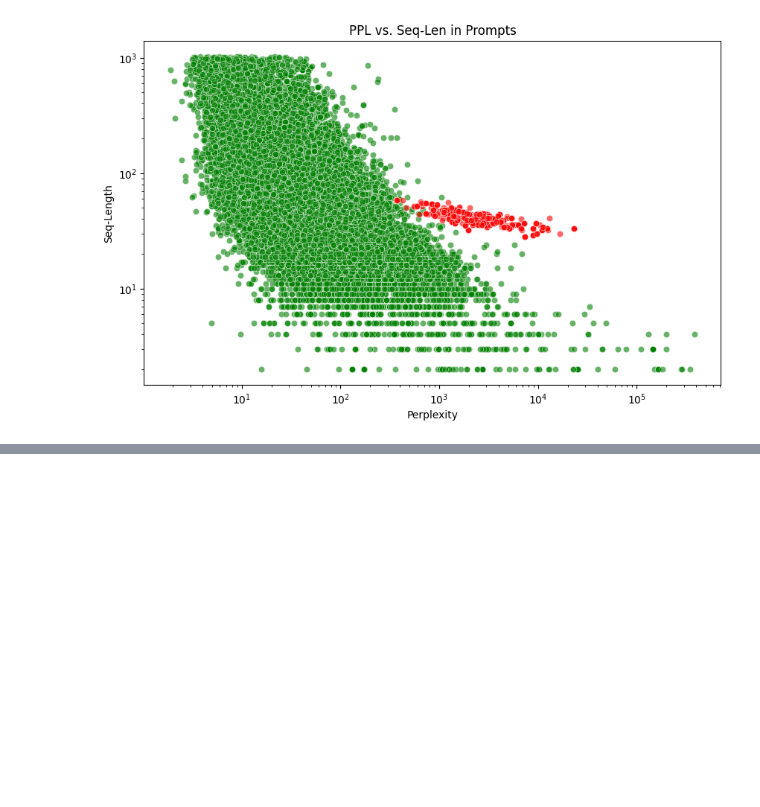
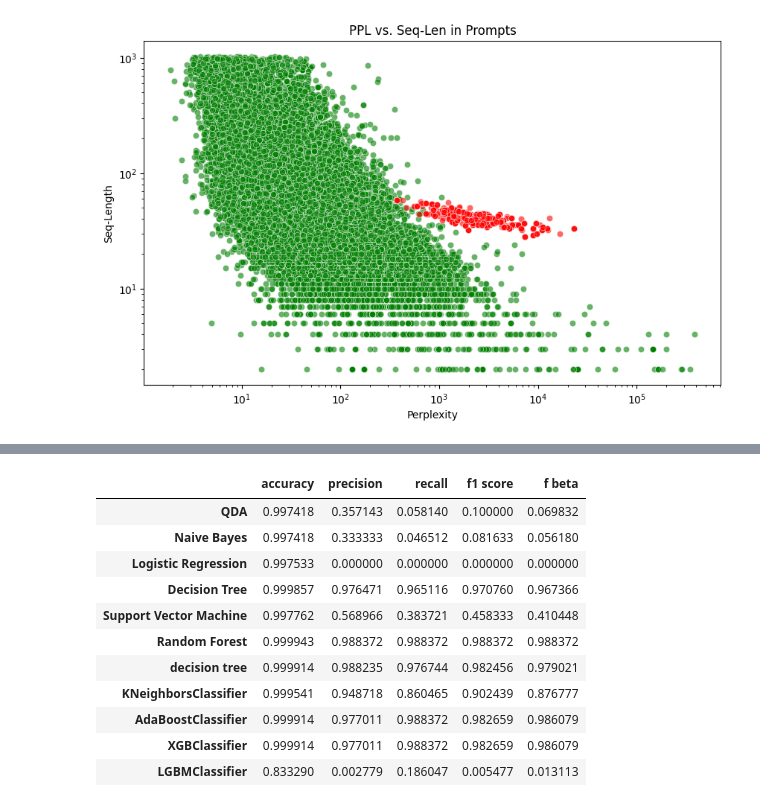
Before and after one commit to ariel-zilber/prompt-security, a Jupyter notebook: notebooks/detecting_language_model_attack_with_perplexity.ipynb, the cells around one changed output, grey strips where cells are left out. Drawn from its saved outputs; the diff is of its cells as text; code cells hidden in the pictures; blank space fills up the shorter version.

```diff
--- a/notebooks/detecting_language_model_attack_with_perplexity.ipynb
+++ b/notebooks/detecting_language_model_attack_with_perplexity.ipynb
@@ -322,0 +262,43 @@ print("Beta:", f_beta)
+# %%
+estimators = [
+    ("QDA", QuadraticDiscriminantAnalysis()),
+    ("Naive Bayes", GaussianNB()),
+    ("Logistic Regression", LogisticRegression()),
+    ("Decision Tree",DecisionTreeClassifier()),
+    ("Support Vector Machine", svm.SVC()),
+    ("Random Forest", RandomForestClassifier()),
+    ("decision tree",DecisionTreeClassifier(random_state=42)),
+    ("KNeighborsClassifier",KNeighborsClassifier(2)),
+    ("AdaBoostClassifier",AdaBoostClassifier()),
+    ("XGBClassifier",XGBClassifier()),
+    ("LGBMClassifier",LGBMClassifier()),
+]
+# %%
+# Import performance metrics libraries
+from sklearn.metrics import accuracy_score, precision_score, recall_score, f1_score
+
+# Split data into training and testing sets
+X_train, X_test, y_train, y_test = train_test_split(np.array(df[["Perplexity","Length"]]), list(df["Label"]), test_size=0.2, random_state=42)
+
+
+# Prepare a DataFrame to keep track of the models' performance
+results = pd.DataFrame(columns=["accuracy", "precision", "recall", "f1 score","f beta"])
+
+# Iterate through each estimator in the list
+for est_name, est_obj in estimators:
+
+    # Fit the model
+    est_obj.fit(X_train, y_train)
+
+    # Use the model to predict unseen prompts
+    y_predict = est_obj.predict(X_test)
+
+    # Calculate performance metrics
+    accuracy = accuracy_score(y_test, y_predict)
+    precision = precision_score(y_test, y_predict)
+    recall = recall_score(y_test, y_predict)
+    fbeta = fbeta_score(y_test, y_predict,beta=BETA)
+    f1 = f1_score(y_test, y_predict)
+
+    # Store performance metrics
+    results.loc[est_name] = [accuracy, precision, recall, f1,fbeta]
@@ -322,0 +323,15 @@ print("Beta:", f_beta)
+# %%
+results
+# %% [output]
+|  | accuracy | precision | recall | f1 score | f beta |
+| QDA | 0.997418 | 0.357143 | 0.058140 | 0.100000 | 0.069832 |
+| Naive Bayes | 0.997418 | 0.333333 | 0.046512 | 0.081633 | 0.056180 |
+| Logistic Regression | 0.997533 | 0.000000 | 0.000000 | 0.000000 | 0.000000 |
+| Decision Tree | 0.999857 | 0.976471 | 0.965116 | 0.970760 | 0.967366 |
+| Support Vector Machine | 0.997762 | 0.568966 | 0.383721 | 0.458333 | 0.410448 |
+| Random Forest | 0.999943 | 0.988372 | 0.988372 | 0.988372 | 0.988372 |
+| decision tree | 0.999914 | 0.988235 | 0.976744 | 0.982456 | 0.979021 |
+| KNeighborsClassifier | 0.999541 | 0.948718 | 0.860465 | 0.902439 | 0.876777 |
+| AdaBoostClassifier | 0.999914 | 0.977011 | 0.988372 | 0.982659 | 0.986079 |
+| XGBClassifier | 0.999914 | 0.977011 | 0.988372 | 0.982659 | 0.986079 |
+| LGBMClassifier | 0.833290 | 0.002779 | 0.186047 | 0.005477 | 0.013113 |
```
Also changed, not shown: parts of 6 cells of this notebook.
